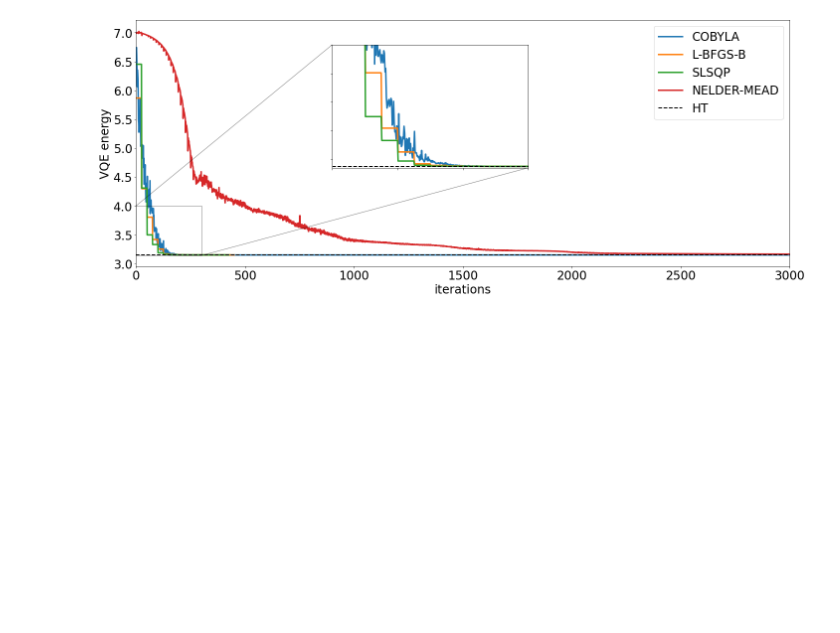
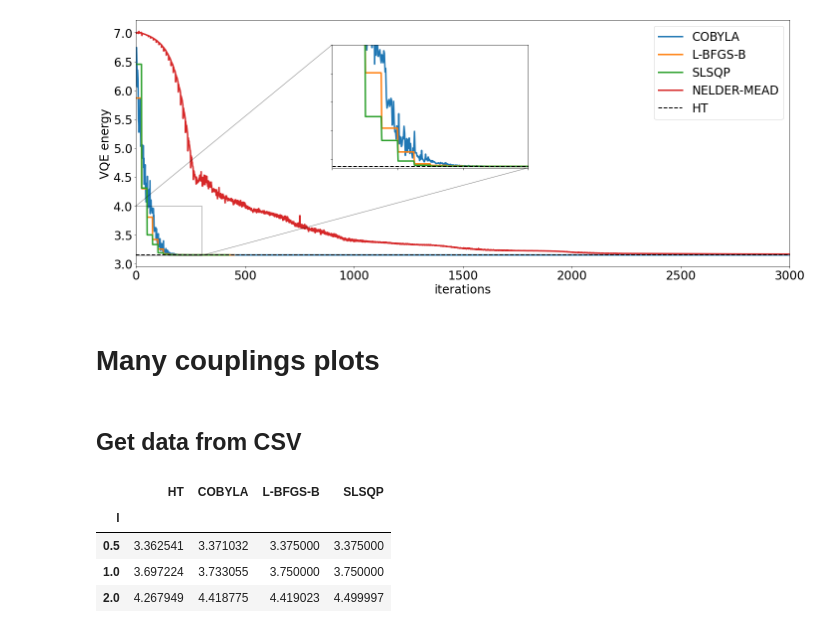
Before and after one commit to erinaldi/bmn2-qiskit, a Jupyter notebook: notebooks/00_figures.ipynb, the cells around one changed output. Saved outputs shown, nothing was run; the diff lists cells and outputs as text; code cells hidden in the pictures; blank space fills up the shorter version.

```diff
--- a/notebooks/00_figures.ipynb
+++ b/notebooks/00_figures.ipynb
@@ -372,3 +374,16 @@ plt.savefig(f"{filename}.png")
 plt.savefig(f"{filename}.svg")
 # %% [output]
 [figure]
+# %% [markdown]
+# Many couplings plots
+# %% [markdown]
+## Get data from CSV
+# %%
+df = pd.read_csv("../data/bosBMN_L2_couplings_ry_depth3_reps10.csv", index_col='l', dtype=float)
+df
+# %% [output]
+|  | HT | COBYLA | L-BFGS-B | SLSQP |
+| l |  |  |  |  |
+| 0.5 | 3.362541 | 3.371032 | 3.375000 | 3.375000 |
+| 1.0 | 3.697224 | 3.733055 | 3.750000 | 3.750000 |
+| 2.0 | 4.267949 | 4.418775 | 4.419023 | 4.499997 |
```
Also changed, not shown: parts of 7 cells of this notebook, 3 other files.
